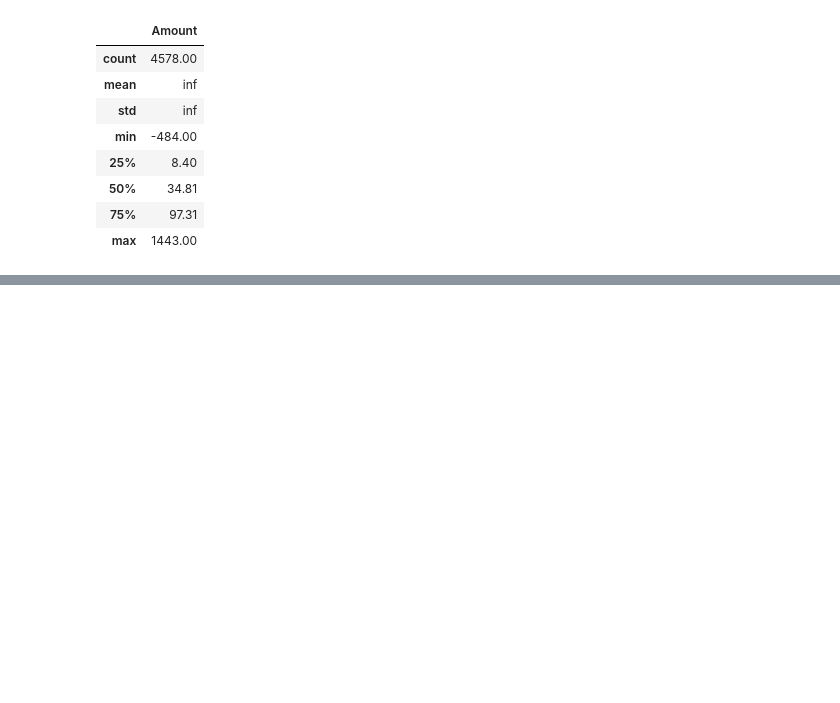
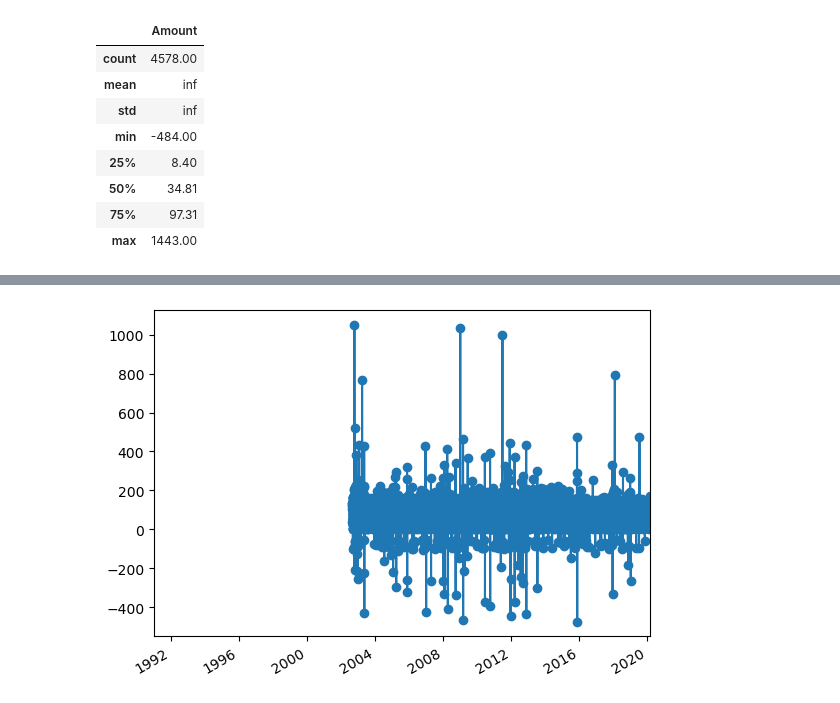
Before and after one commit to Yichen-Z/ece5831-2023-ccf, a Jupyter notebook: explore_transactions.ipynb, the cells around one changed output, grey strips where cells are left out. Saved outputs shown, nothing was run; the diff lists cells and outputs as text; code cells hidden in the pictures; blank space fills up the shorter version.

```diff
--- a/explore_transactions.ipynb
+++ b/explore_transactions.ipynb
@@ -657,0 +778,10 @@ test_f_pool[['Amount']].describe()
+# %%
+test_index = 5007
+# %%
+fig, ax = plt.subplots()
+ax.plot_date(x=single_test.loc[single_test.index <= test_index]['Datetime'], y=single_test.loc[single_test.index <= test_index]['Amount'], linestyle='solid')
+fig.autofmt_xdate()
+ax.set_xlim([dt.date(1991, 1, 1), dt.date(2020, 3, 1)])
+plt.show()
+# %% [output]
+[figure, added]
```
Also changed, not shown: parts of 12 cells of this notebook.
